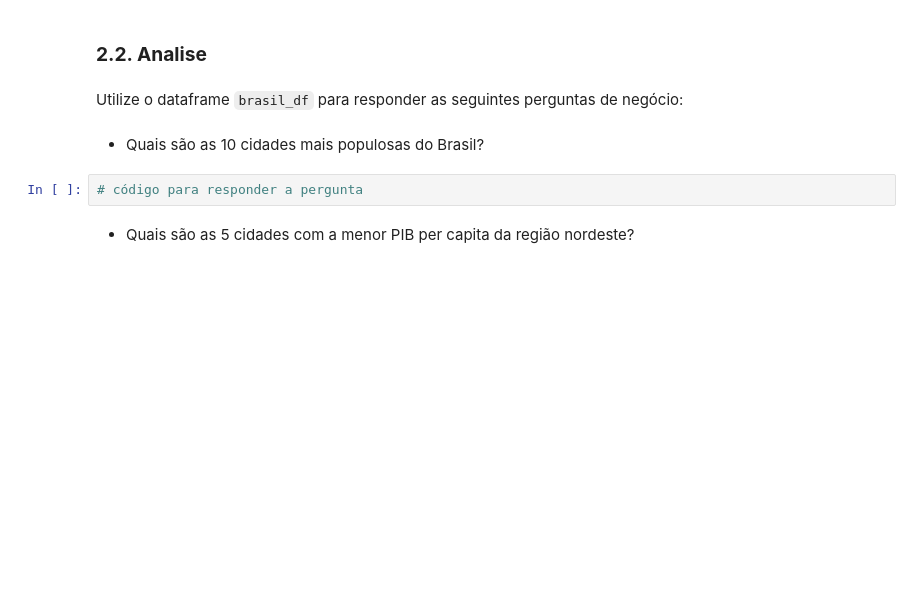
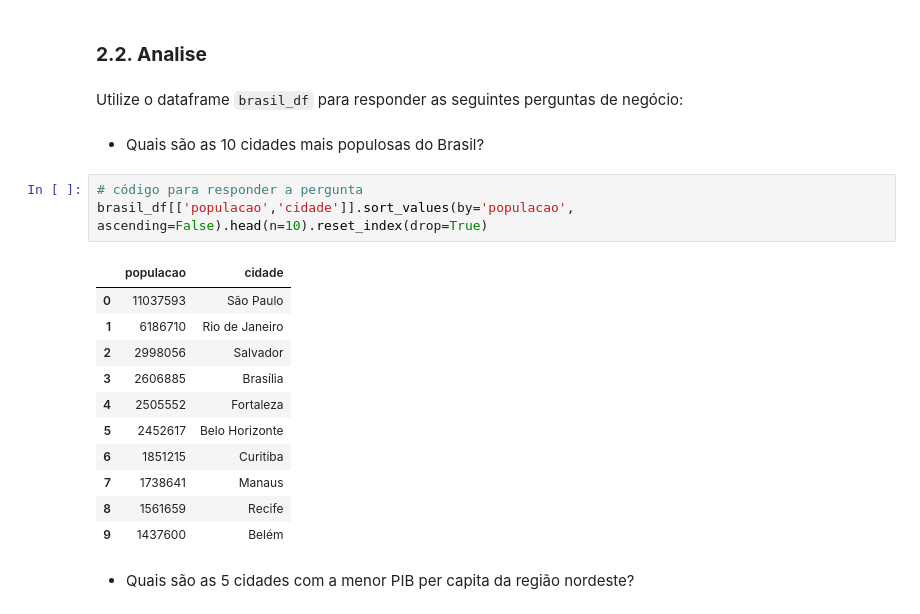
Before and after one commit to armando-nahmias/EBAC, a Jupyter notebook: AD/PAD_M13_Resposta.ipynb, the cells around one changed output. Saved outputs shown, nothing was run; the diff lists cells and outputs as text; blank space fills up the shorter version.

```diff
--- a/AD/PAD_M13_Resposta.ipynb
+++ b/AD/PAD_M13_Resposta.ipynb
@@ -339,6 +368,19 @@ Utilize o dataframe `brasil_df` para responder as seguintes perguntas de negóci
  - Quais são as 10 cidades mais populosas do Brasil?
 # %%
 # código para responder a pergunta
+brasil_df[['populacao','cidade']].sort_values(by='populacao', ascending=False).head(n=10).reset_index(drop=True)
+# %% [output]
+|  | populacao | cidade |
+| 0 | 11037593 | São Paulo |
+| 1 | 6186710 | Rio de Janeiro |
+| 2 | 2998056 | Salvador |
+| 3 | 2606885 | Brasília |
+| 4 | 2505552 | Fortaleza |
+| 5 | 2452617 | Belo Horizonte |
+| 6 | 1851215 | Curitiba |
+| 7 | 1738641 | Manaus |
+| 8 | 1561659 | Recife |
+| 9 | 1437600 | Belém |
 # %% [markdown]
  - Quais são as 5 cidades com a menor PIB per capita da região nordeste?
 # %%
```
Also changed, not shown: parts of 13 cells of this notebook, 4 other files.
